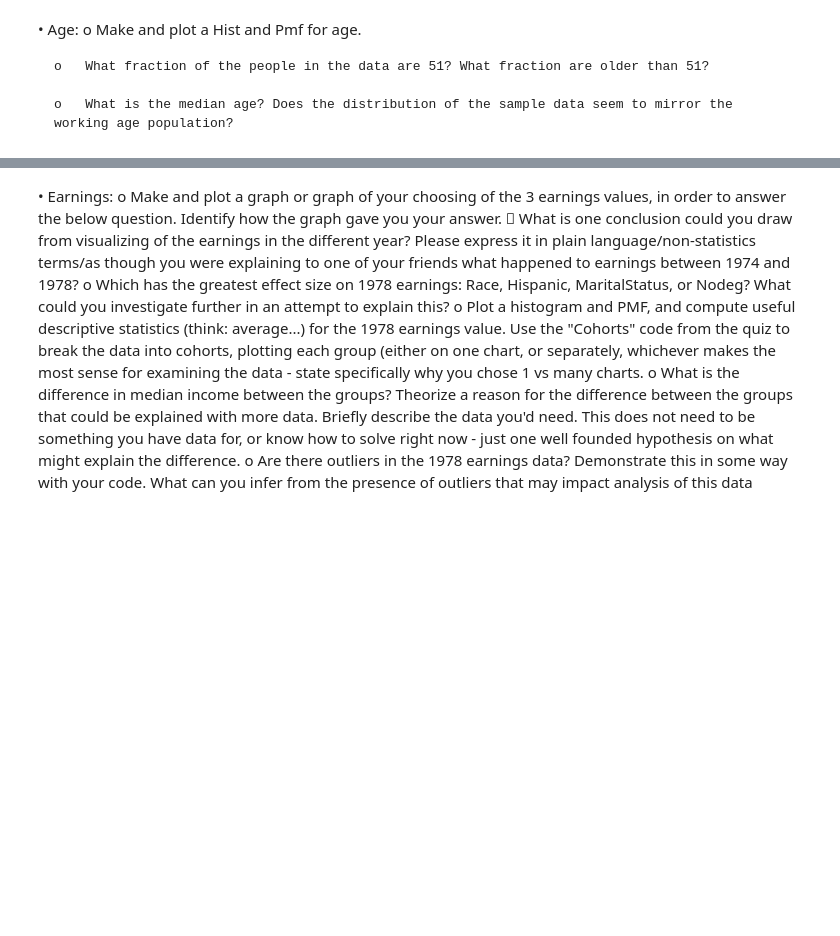
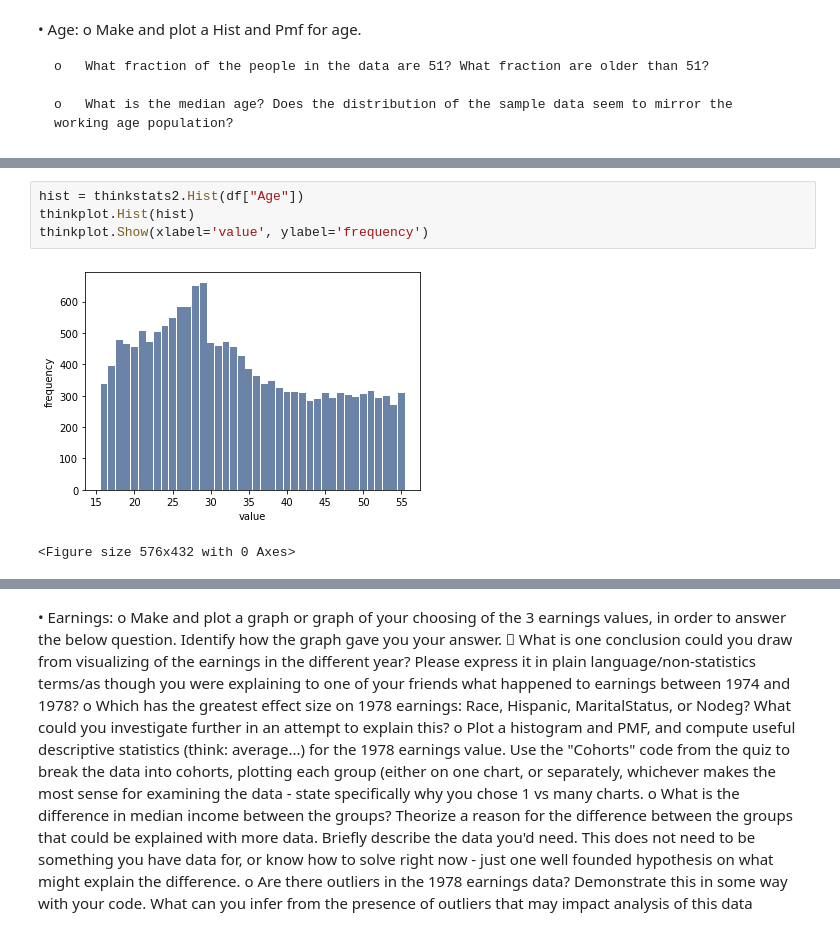
Before and after one commit to Soniyasunny1/Assignment, a Jupyter notebook: AssignmentStats.ipynb, the cells around one changed output, grey strips where cells are left out. Drawn from its saved outputs; the diff is of its cells as text; blank space fills up the shorter version.

```diff
--- a/AssignmentStats.ipynb
+++ b/AssignmentStats.ipynb
@@ -31,3 +60,10 @@ df
+# %%
+hist = thinkstats2.Hist(df["Age"])
+thinkplot.Hist(hist)
+thinkplot.Show(xlabel='value', ylabel='frequency')
+# %% [output]
+[figure, added]
+<Figure size 576x432 with 0 Axes>
 # %%
 # Make and plot a Hist and Pmf for age.
 hist = thinkstats2.Hist(df["Age"].sort_values(), label="Age")
```
Also changed, not shown: parts of 4 cells of this notebook.
